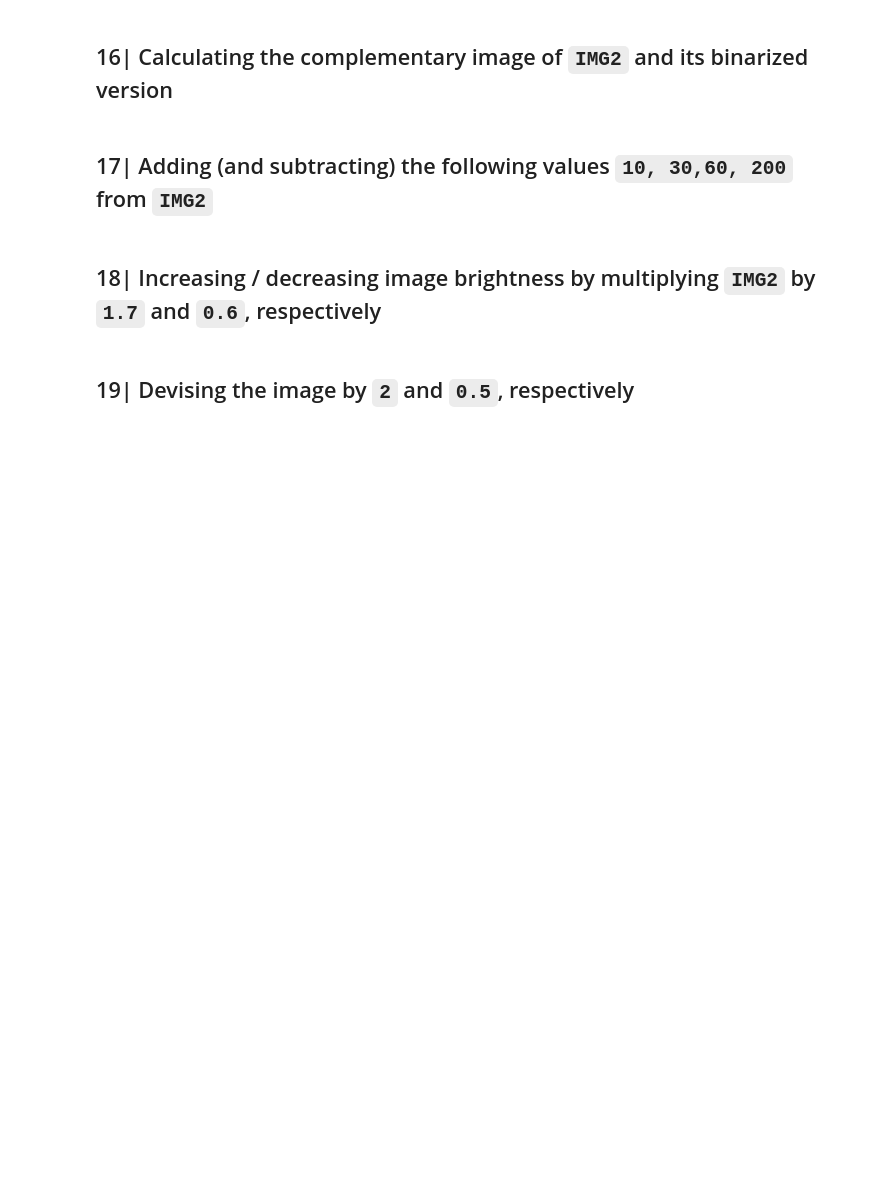
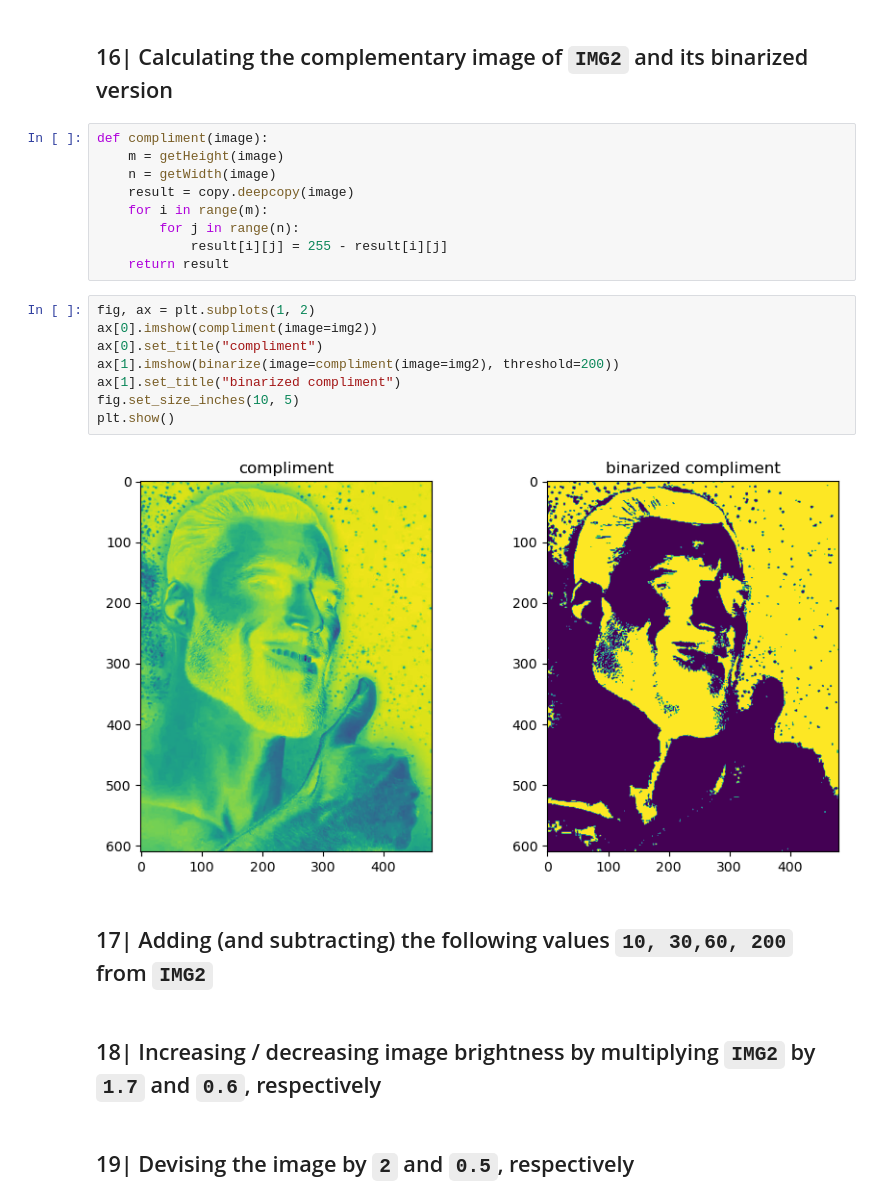
Before and after one commit to MoncefDj/AI-DS-Masters, a Jupyter notebook: 1st semester/Digital Image/Digital Image.ipynb, the cells around one changed output. Cells and saved outputs as stored; diff of their text form; blank space fills up the shorter version.

```diff
--- a/1st semester/Digital Image/Digital Image.ipynb
+++ b/1st semester/Digital Image/Digital Image.ipynb
@@ -301,5 +338,24 @@ plt.show()
 # %% [markdown]
 ## 16| Calculating the complementary image of `IMG2` and its binarized version
+# %%
+def compliment(image):
+    m = getHeight(image)
+    n = getWidth(image)
+    result = copy.deepcopy(image)
+    for i in range(m):
+        for j in range(n):
+            result[i][j] = 255 - result[i][j]
+    return result
+# %%
+fig, ax = plt.subplots(1, 2)
+ax[0].imshow(compliment(image=img2))
+ax[0].set_title("compliment")
+ax[1].imshow(binarize(image=compliment(image=img2), threshold=200))
+ax[1].set_title("binarized compliment")
+fig.set_size_inches(10, 5)
+plt.show()
+# %% [output]
+[figure, added]
 # %% [markdown]
 ## 17| Adding (and subtracting) the following values `10, 30,60, 200` from `IMG2`
 # %% [markdown]
```
Also changed, not shown: parts of 13 cells of this notebook, 1 other file.
